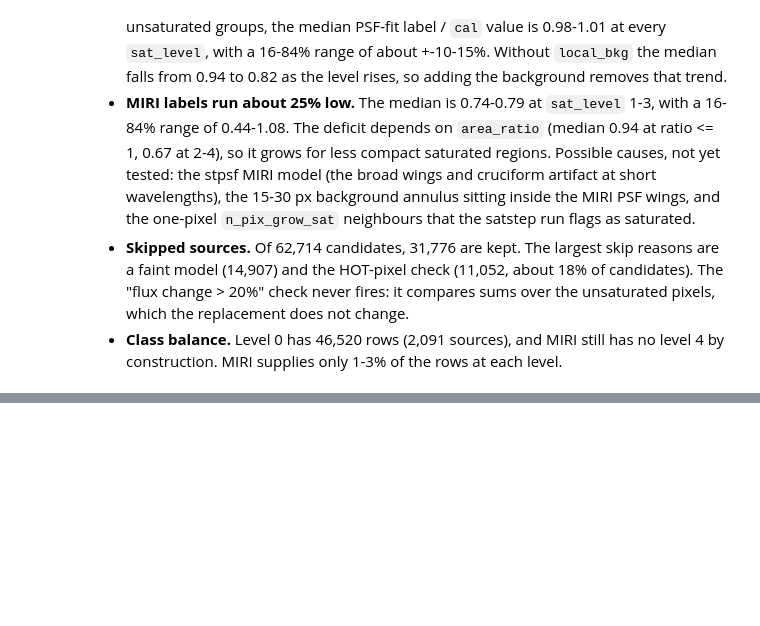
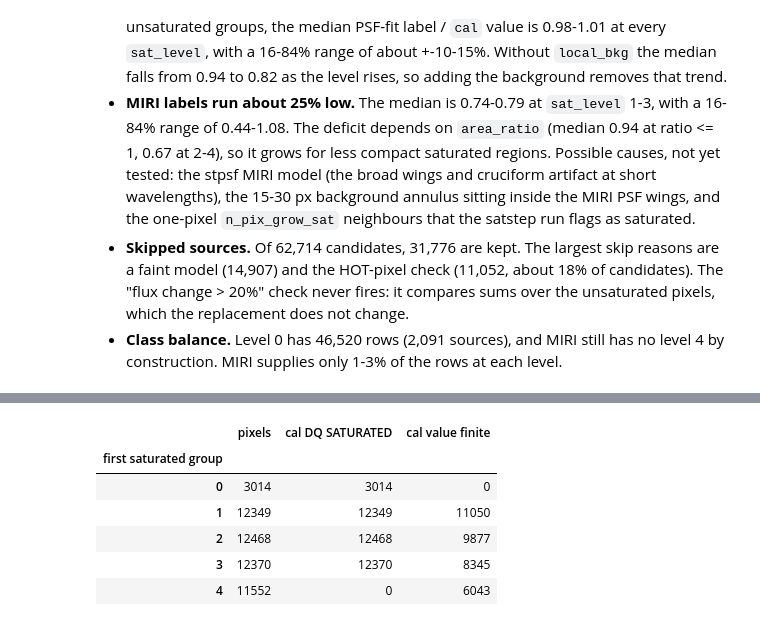
Before and after one commit to tyoo37/w51_sat_recover, a Jupyter notebook: notebooks/report_v2_training_set_20261020.ipynb, the cells around one changed output, grey strips where cells are left out. Cells and saved outputs as stored; diff of their text form; code cells hidden in the pictures; blank space fills up the shorter version.

```diff
--- a/notebooks/report_v2_training_set_20261020.ipynb
+++ b/notebooks/report_v2_training_set_20261020.ipynb
@@ -241,0 +273,19 @@ plt.tight_layout()
+# %%
+from jwst.datamodels import dqflags
+b = '/orange/adamginsburg/w51/jwst/jwst_new_cal_claude_satstep/F1000W/pipeline_4qpm/jw06151002001_02105_00004_mirimage_'
+gdq = fits.getdata(b + 'ramp.fits', 'GROUPDQ')[0]
+cdq, csci = fits.getdata(b + 'cal.fits', 'DQ'), fits.getdata(b + 'cal.fits', 'SCI')
+satg = (gdq & dqflags.group['SATURATED']) > 0
+first = np.where(satg.any(0), satg.argmax(0), -1)
+pd.DataFrame({k: {'pixels': int((first == k).sum()),
+                  'cal DQ SATURATED': int((((cdq & dqflags.pixel['SATURATED']) > 0) & (first == k)).sum()),
+                  'cal value finite': int((np.isfinite(csci) & (first == k)).sum())}
+              for k in range(5)}).T.rename_axis('first saturated group')
+# %% [output]
+|  | pixels | cal DQ SATURATED | cal value finite |
+| first saturated group |  |  |  |
+| 0 | 3014 | 3014 | 0 |
+| 1 | 12349 | 12349 | 11050 |
+| 2 | 12468 | 12468 | 9877 |
+| 3 | 12370 | 12370 | 8345 |
+| 4 | 11552 | 0 | 6043 |
```
Also changed, not shown: parts of 10 cells of this notebook.
